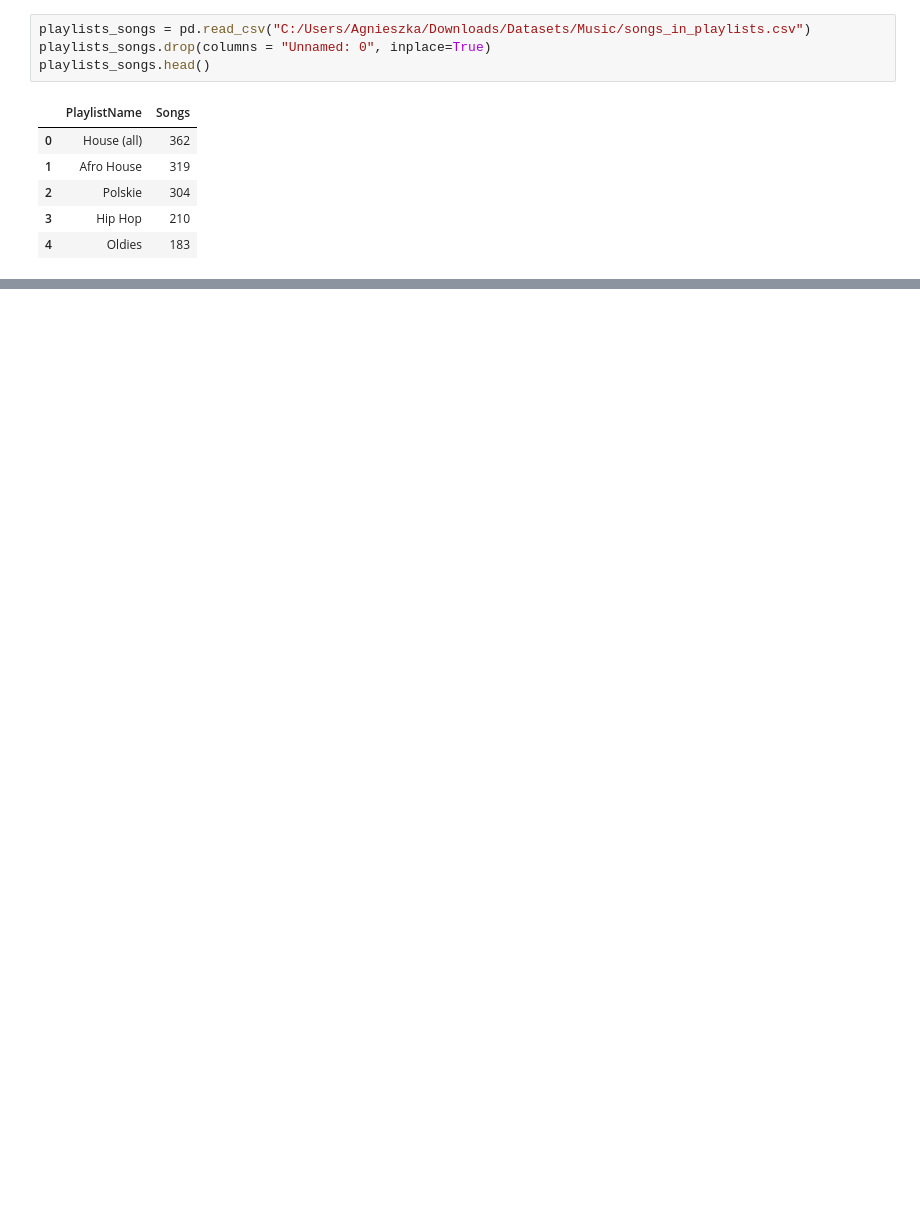
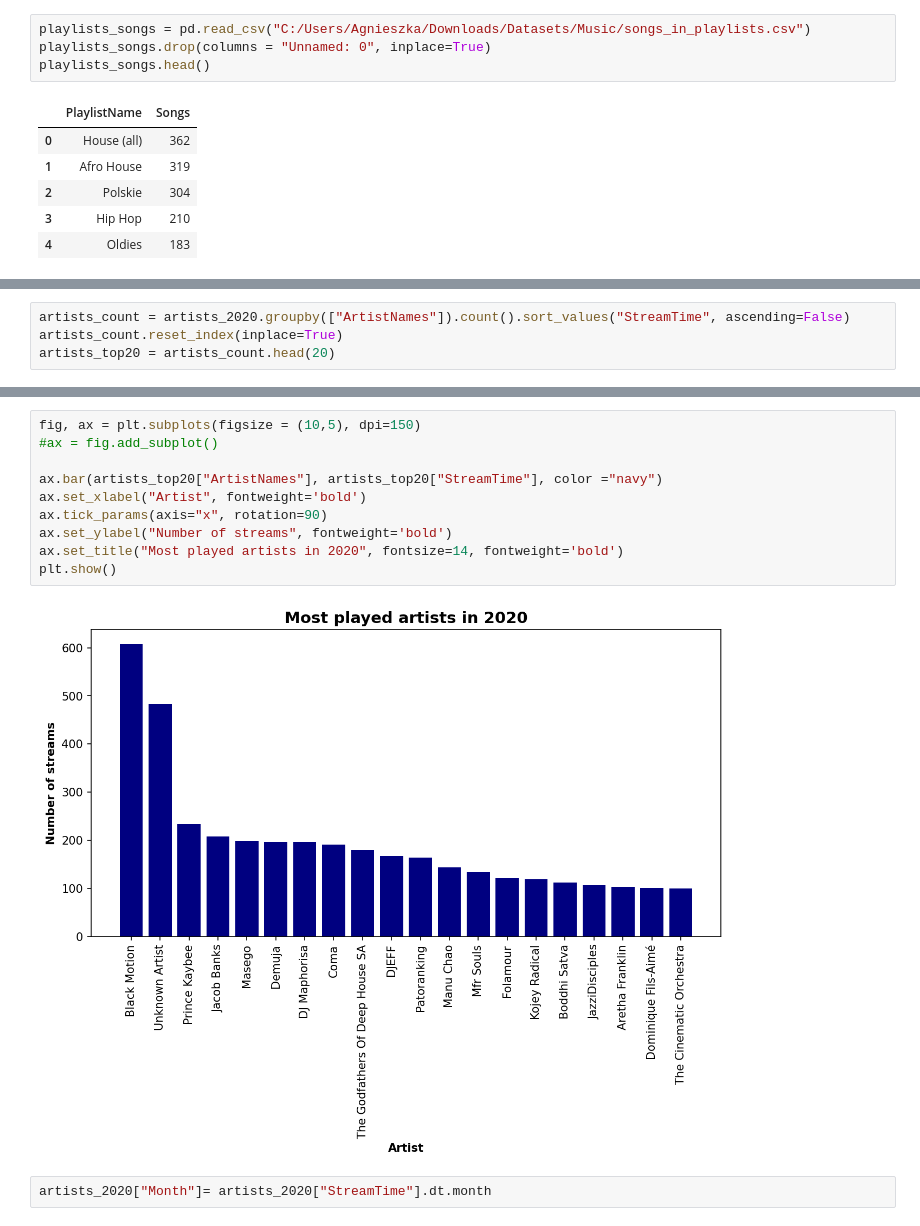
Before and after one commit to agnieszka-aga/SpotifyData_EDA_ML, a Jupyter notebook: MySpotifyData_DataAnalysis_EDA.ipynb, the cells around one changed output, grey strips where cells are left out. Drawn from its saved outputs; the diff is of its cells as text; blank space fills up the shorter version.

```diff
--- a/MySpotifyData_DataAnalysis_EDA.ipynb
+++ b/MySpotifyData_DataAnalysis_EDA.ipynb
@@ -50,0 +51,4 @@ artists_2020.head()
+# %%
+artists_count = artists_2020.groupby(["ArtistNames"]).count().sort_values("StreamTime", ascending=False)
+artists_count.reset_index(inplace=True)
+artists_top20 = artists_count.head(20)
@@ -50,0 +60,14 @@ artists_2020.head()
+# %%
+fig, ax = plt.subplots(figsize = (10,5), dpi=150)
+#ax = fig.add_subplot()
+
+ax.bar(artists_top20["ArtistNames"], artists_top20["StreamTime"], color ="navy")
+ax.set_xlabel("Artist", fontweight='bold')
+ax.tick_params(axis="x", rotation=90)
+ax.set_ylabel("Number of streams", fontweight='bold')
+ax.set_title("Most played artists in 2020", fontsize=14, fontweight='bold')
+plt.show()
+# %% [output]
+[figure, added]
+# %%
+artists_2020["Month"]= artists_2020["StreamTime"].dt.month
```
Also changed, not shown: parts of 33 cells of this notebook, 1 other file.
